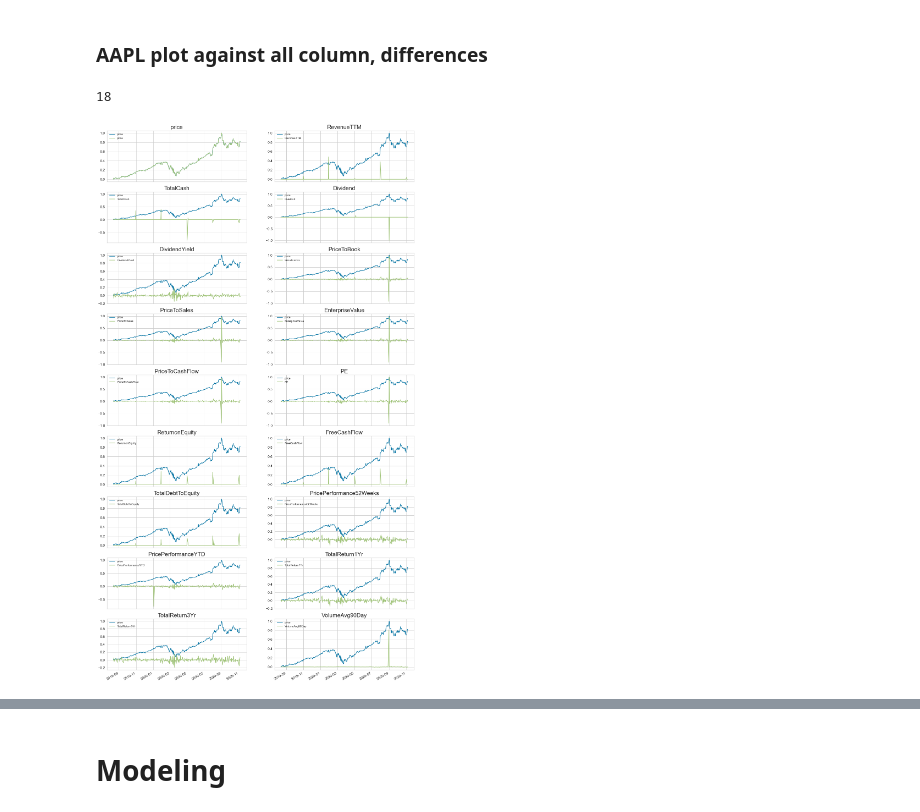
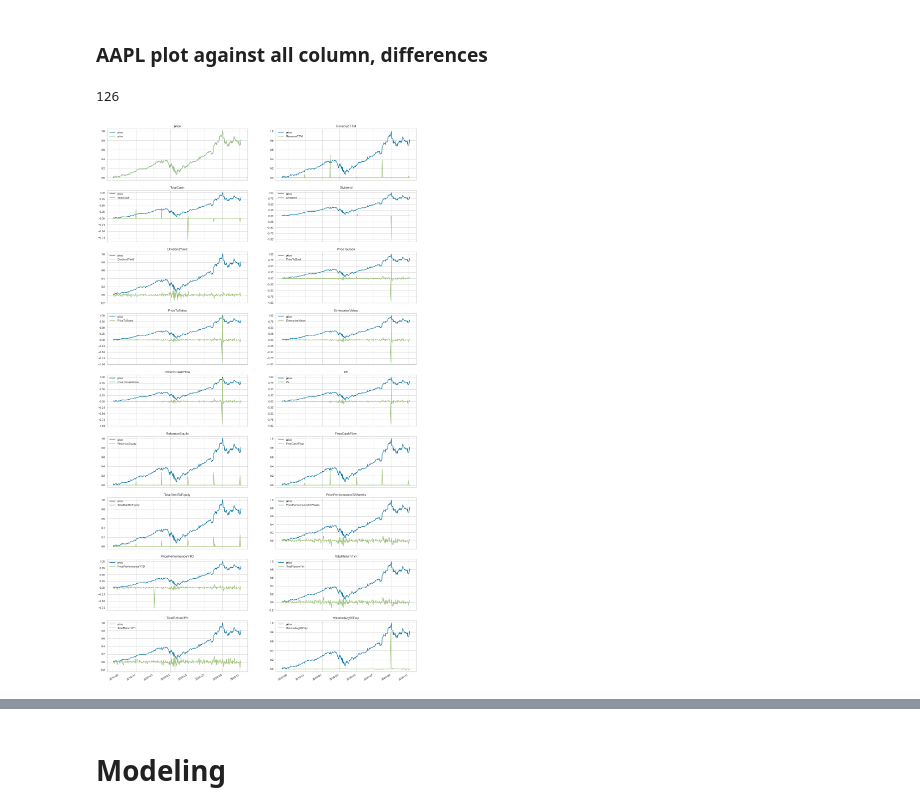
Before and after one commit to skelouse/capstone-stock-analysis, a Jupyter notebook: main.ipynb, the cells around one changed output, grey strips where cells are left out. Drawn from its saved outputs; the diff is of its cells as text; code cells hidden in the pictures.

```diff
--- a/main.ipynb
+++ b/main.ipynb
@@ -1237,3 +1323,10 @@ len(set(df_company['combo_industry'].values))
+# %%
+LOAD_DATASETS = True
+# %%
+if LOAD_DATASETS:
+    df_performance = pd.read_pickle('./data/norm.pkl')
+    df_penny_performance = pd.read_pickle('./data/penny.pkl')
+    df_perc = pd.read_pickle('./data/perc.pkl')
 # %% [markdown]
 # EDA
 
@@ -1303,4 +1376,6 @@ def get_symbol_frequency(df, sym, freq=None):
 ## Other
 # %% [markdown]
 ### Quantities
+# %%
+df_performance = df_performance.reset_index().set_index('date')
 # %%
@@ -1377,15 +1456,34 @@ combined_df.head()
 # %% [markdown]
 ### AAPL plot against all column, differences
 # %%
-len(df.columns)
+len(combined_df.columns)
 # %% [output]
-18
+126
+# %%
+cols = ['price',
+ 'RevenueTTM',
+ 'TotalCash',
+ 'Dividend',
+ 'DividendYield',
+ 'PriceToBook',
+ 'PriceToSales',
+ 'EnterpriseValue',
+ 'PriceToCashFlow',
+ 'PE',
+ 'ReturnonEquity',
+ 'FreeCashFlow',
+ 'TotalDebtToEquity',
+ 'PricePerformance52Weeks',
+ 'PricePerformanceYTD',
+ 'TotalReturn1Yr',
+ 'TotalReturn3Yr',
+ 'VolumeAvg90Day']
 # %%
 fig, axes = plt.subplots(figsize=(20, 40), nrows=9, ncols=2, sharex=True)
 axes = axes.flatten()
-for n, col in enumerate(combined_df.columns):
+for n, col in enumerate(cols):
     ax = axes[n]
     combined_df[['price', col]].plot(ax=ax)
     ax.set_title(col)
 # %% [output]
-[figure, old version]
+[figure, new version]
```
Also changed, not shown: parts of 138 cells of this notebook, 4 other files.
